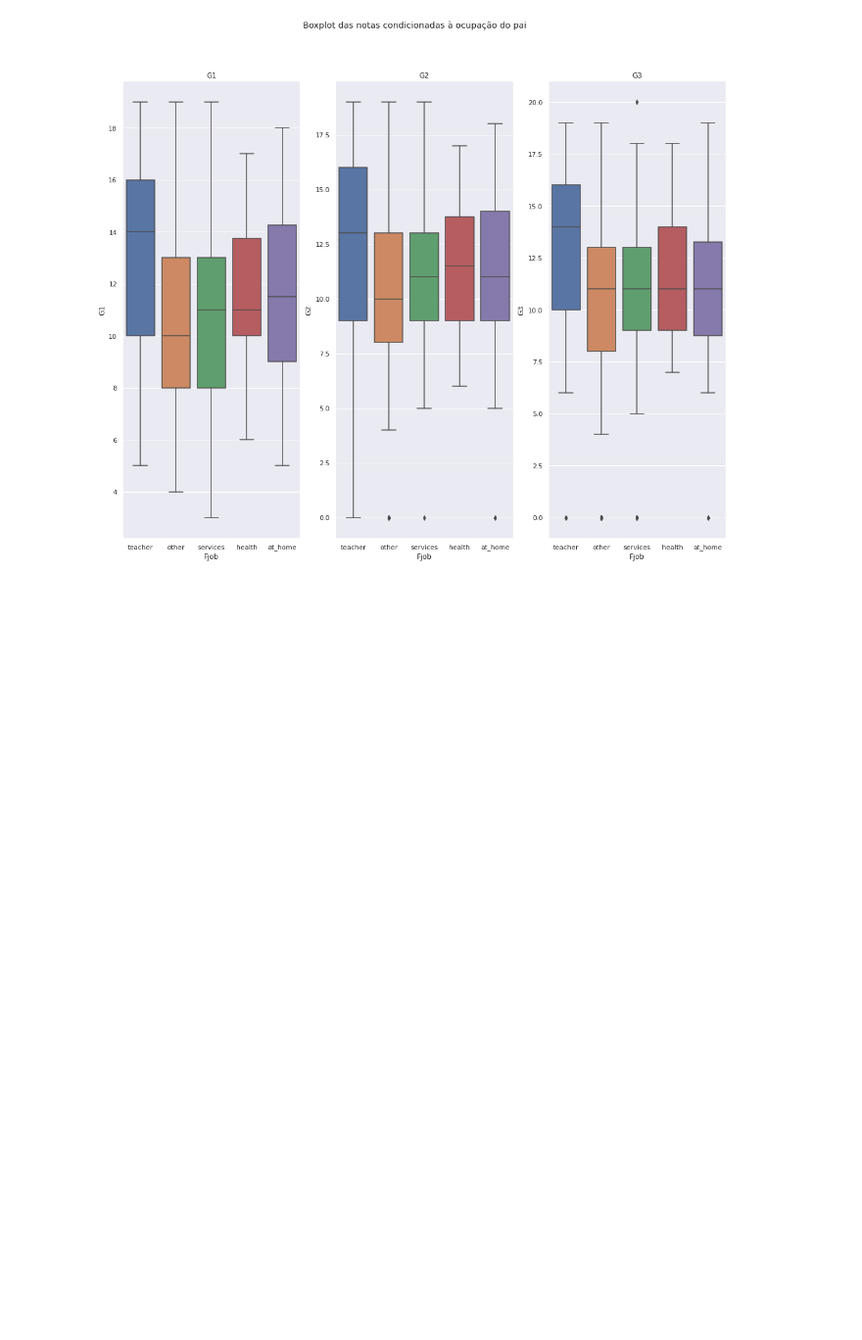
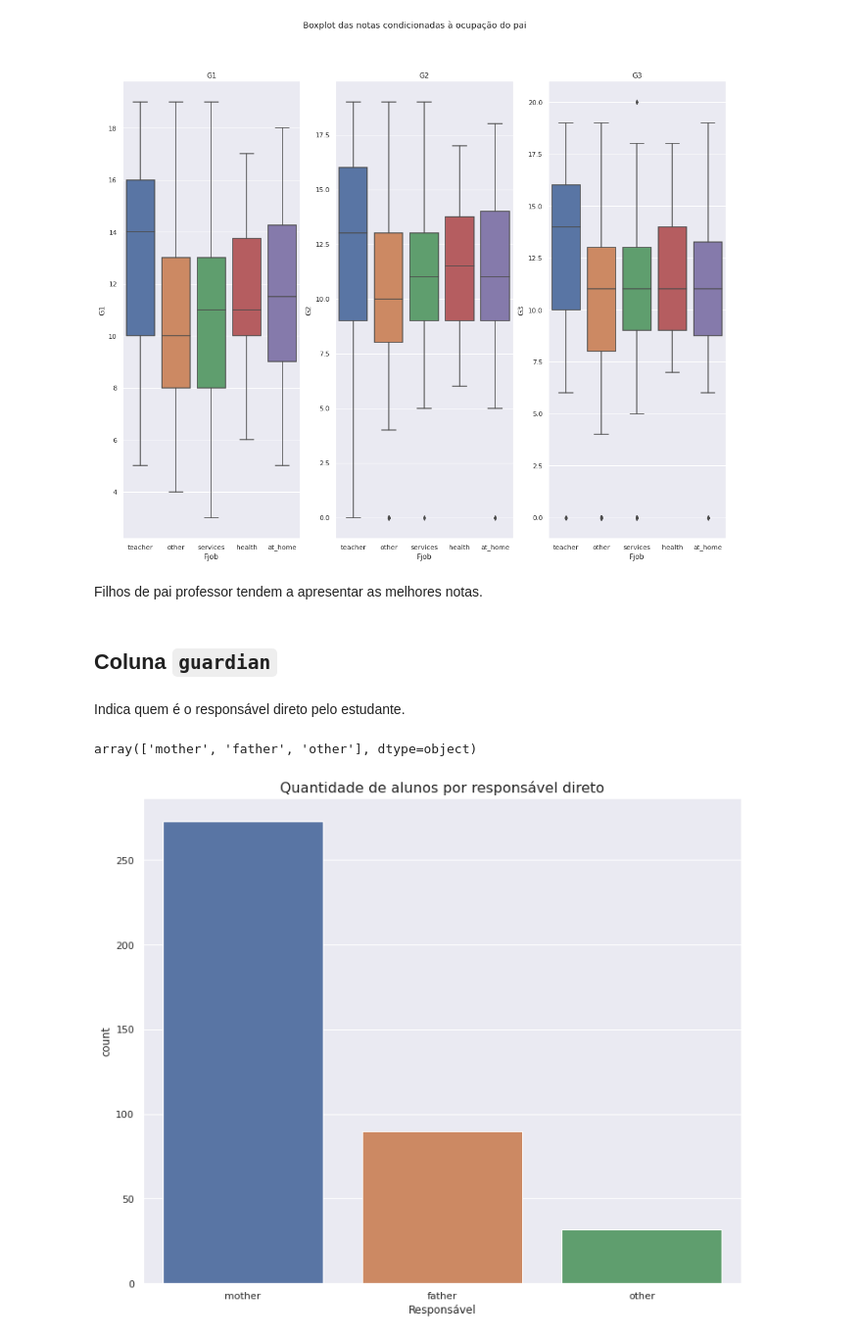
Before and after one commit to DamodaraBarbosa/machine_learning_studies, a Jupyter notebook: Student_Predict_Grade.ipynb, the cells around one changed output. Shown at 98% size. Saved outputs shown, nothing was run; the diff lists cells and outputs as text; code cells hidden in the pictures; blank space fills up the shorter version.

```diff
--- a/Student_Predict_Grade.ipynb
+++ b/Student_Predict_Grade.ipynb
@@ -659,3 +671,21 @@ ax3.set_title('G3')
 plt.show()
 # %% [output]
 [figure]
+# %% [markdown]
+Filhos de pai professor tendem a apresentar as melhores notas.
+# %% [markdown]
+## Coluna `guardian`
+# %% [markdown]
+Indica quem é o responsável direto pelo estudante.
+# %%
+data['guardian'].unique()
+# %% [output]
+array(['mother', 'father', 'other'], dtype=object)
+# %%
+plt.figure(figsize= (12, 10))
+sns.countplot(data= data, x= 'guardian')
+plt.title('Quantidade de alunos por responsável direto', fontsize= 16)
+plt.xlabel('Responsável')
+plt.show()
+# %% [output]
+[figure, added]
```
Also changed, not shown: parts of 24 cells of this notebook.
